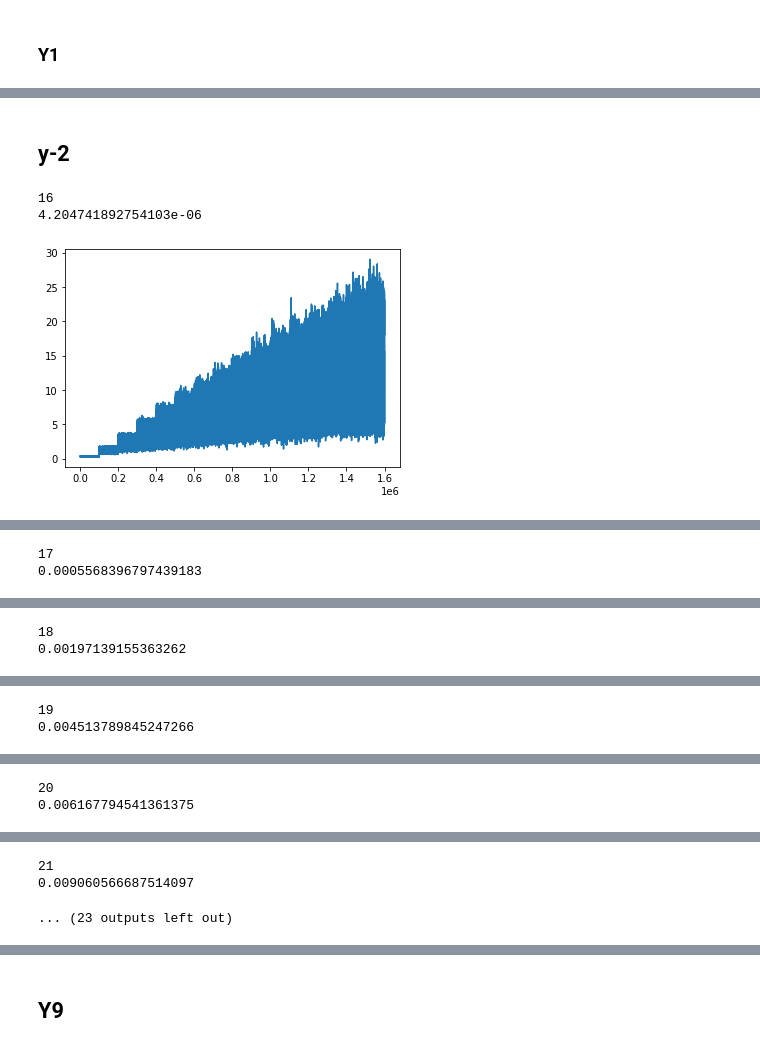
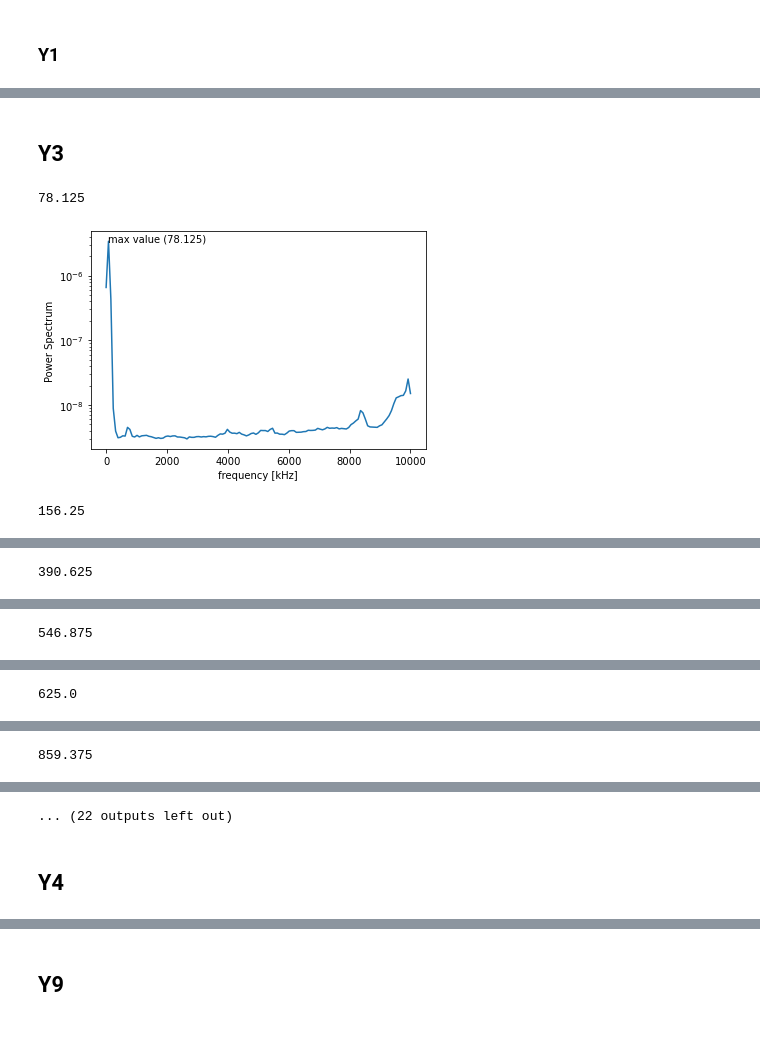
Before and after one commit to felgcoll/Anemometry_Data_Exploration, a Jupyter notebook: Anemometry.ipynb, the cells around one changed output, grey strips where cells are left out. Saved outputs shown, nothing was run; the diff lists cells and outputs as text; code cells hidden in the pictures.

```diff
--- a/Anemometry.ipynb
+++ b/Anemometry.ipynb
@@ -4,2 +8,3 @@ import matplotlib.pyplot as plt
 # %%
-df = pd.read_csv('/home/bryan/Escritorio/Ayudantías 2021/Bent_cylinder_L100_90deg_y0.csv', header=None)
+velocity = pd.read_csv('/home/bryan/Escritorio/Ayudantías 2021/Bent_cylinder_L100_90deg_wind_speeds_manometer1.csv')
+velocity.head()
@@ -27,3 +17,0 @@ df.describe()
-# %%
-velocity = pd.read_csv('/home/bryan/Escritorio/Ayudantías 2021/Bent_cylinder_L100_90deg_wind_speeds_manometer.csv')
-velocity.head()
@@ -313,69 +413,66 @@ plt.ylabel('fst')
-# %% [markdown]
-## y-2
+# %% [markdown]
+## Y3
 # %%
-df1 = pd.read_csv('/home/bryan/Escritorio/Ayudantías 2021/Bent_cylinder_L100_90deg_yminus2.csv', header=None)
-plt.plot(df1[0])
-
-### Y1
+df5 = pd.read_csv('/home/bryan/Escritorio/Ayudantías 2021/Bent_cylinder_L100_90deg_y3.csv', header=None)
 
 #Propiedades
 d = 0.05
 vis = 0.00000151
-counter = 1*16
+counter = 5*16
 Fst = []
 fexp = []
 for i in range(0,1600000,100000):
-    print(counter)
     try:
-        fs = 20e3
-        f, Pxx_spec = signal.welch(df1[0].iloc[i:i+100000], fs, nperseg=256)
+        fs = 20000
+        f, Pxx_spec = signal.welch(df5[0].iloc[i:i+100000], fs, nperseg=256)
 
         fig = plt.figure()
         ax = fig.add_subplot(111)
-        #plt.figure()
         plt.semilogy(f, Pxx_spec)
 
         y = np.amax(Pxx_spec)
-        fexp.append(y)
+
         x = 0
+        y_=0
 
-        y_=0
         for vv in range(len(Pxx_spec)):
             if Pxx_spec[vv] == y:
                 x = vv
-            if Pxx_spec[vv] == y/2:
-                y_ = vv
-        #x = x[Pxx.index]
-        #x
+
         x = f[x]
         y_ = f[y_]
-        #pŕint('Frecuency value')
-        print(y)
+
+        print(x)
+        fexp.append(x)
 
         plt.xlabel('frequency [kHz]')
         plt.ylabel('Power Spectrum')
+        plt.text(x,y,'max value ('+str(x)+')')
+
+        #plt.grid()
         plt.show()
 
 
 
     except:
         pass
 
     re = d*float(vel.iloc[counter])/vis
     print()
 
     st = 0.012-2.7/re
     fst = st*float(vel.iloc[counter])/d
     #print(fst)
-    Fst.append(fst)
+    Fst.append(fst*1000)
 
 
     counter += 1
 
 plt.scatter(Fst,fexp)
+plt.grid()
 plt.xlabel('fexp')
 plt.ylabel('fst')
 # %% [output]
-16
-4.204741892754103e-06
+78.125
-[figure, old version]
+[figure, new version]
+156.25
@@ -383,2 +480 @@ plt.ylabel('fst')
-17
-0.0005568396797439183
+390.625
@@ -386,2 +482 @@ plt.ylabel('fst')
-18
-0.00197139155363262
+546.875
@@ -389,2 +484 @@ plt.ylabel('fst')
-19
-0.004513789845247266
+625.0
@@ -392,2 +486 @@ plt.ylabel('fst')
-20
-0.006167794541361375
+859.375
@@ -395,3 +488,3 @@ plt.ylabel('fst')
-21
-0.009060566687514097
-... (23 outputs left out)
+... (22 outputs left out)
+# %% [markdown]
+## Y4
```
Also changed, not shown: parts of 34 cells of this notebook.
